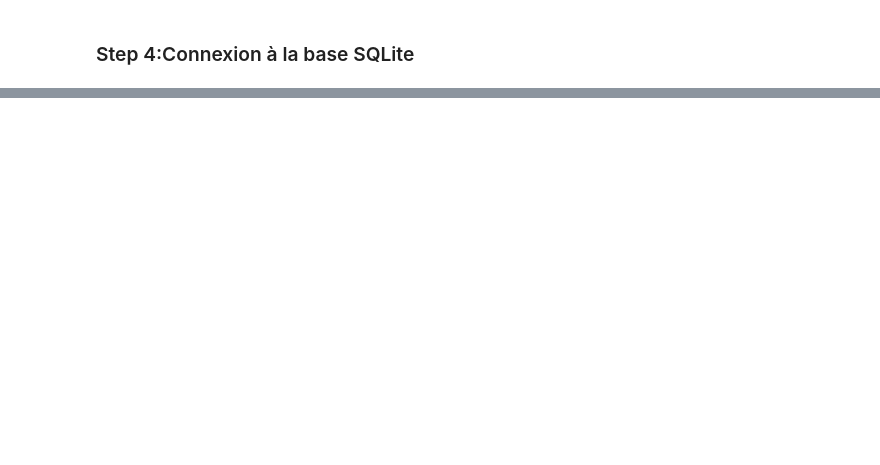
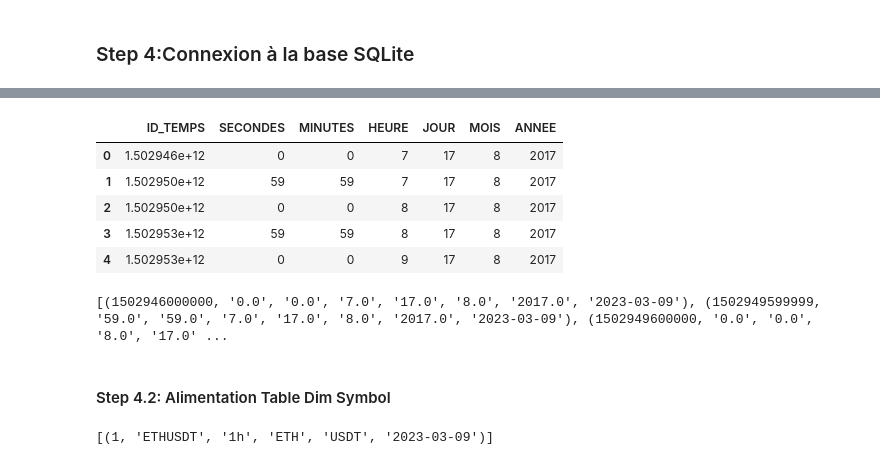
Before and after one commit to Arnoldyoussa/Projet_OPA, a Jupyter notebook: Load_Histo_Binance.ipynb, the cells around one changed output, grey strips where cells are left out. Cells and saved outputs as stored; diff of their text form; code cells hidden in the pictures; blank space fills up the shorter version.

```diff
--- a/Load_Histo_Binance.ipynb
+++ b/Load_Histo_Binance.ipynb
@@ -65,2 +45,8 @@ L_DF_Historique_Paire_Update['Open']  = L_DF_Historique_Paire_Update['Open'].ast
+# %%
+# Connexion à la base avec les fichiers à charger
+
+
+Donnée_Historique_Mongo = DAO_MB.Drivers_MongoDB(Liste_fichiers, Host  = 'localhost', Port = 27017, NomDB=Nom_Base_Mongo)
+Donnée_Historique_Mongo.ChargeFichiers()
 # %% [markdown]
 ### Step 4:Connexion à la base SQLite
@@ -135,0 +62,20 @@ Votre montant s'eleve a : 233472.66000000015 €
+# %%
+#Récupération des données temps depuis la Base Mongo
+
+Liste_Temps = list(Donnée_Historique_Mongo.DBMongo[Symbol].find({}, {'Detail.Close_time' : 1, 'Detail.Open_time': 1}))
+# %%
+
+# Formatage du Résultat dns un DataFrame
+
+R = list()
+for i in Liste_Temps :
+    for y in i['Detail']:
+        if y['Open_time'] not in R:
+            R.append(y['Open_time'])
+
+        if y['Close_time'] not in R:
+            R.append(y['Close_time'])
+
+DimTemps = pd.DataFrame(R, columns = ['ID_TEMPS'] , dtype='float')
+
+DimTemps.head()
@@ -135,0 +89,29 @@ Votre montant s'eleve a : 233472.66000000015 €
+# %%
+# Mise à jour du DataFrame au format de la table DimTemps
+# Mise à jour du DataFrame au format de la table DimTemps
+
+DimTemps['SECONDES'] = DimTemps['ID_TEMPS'].apply(util.Convertir_Timestamp, formatDate=('ss'))
+DimTemps['MINUTES'] = DimTemps['ID_TEMPS'].apply(util.Convertir_Timestamp, formatDate=('mm'))
+DimTemps['HEURE'] = DimTemps['ID_TEMPS'].apply(util.Convertir_Timestamp, formatDate=('HH'))
+DimTemps['JOUR'] = DimTemps['ID_TEMPS'].apply(util.Convertir_Timestamp, formatDate=('DD'))
+DimTemps['MOIS'] = DimTemps['ID_TEMPS'].apply(util.Convertir_Timestamp, formatDate=('MM'))
+DimTemps['ANNEE'] = DimTemps['ID_TEMPS'].apply(util.Convertir_Timestamp, formatDate=('YYYY'))
+
+DimTemps.head(5)
+# %% [output]
+|  | ID_TEMPS | SECONDES | MINUTES | HEURE | JOUR | MOIS | ANNEE |
+| 0 | 1.502946e+12 | 0 | 0 | 7 | 17 | 8 | 2017 |
+| 1 | 1.502950e+12 | 59 | 59 | 7 | 17 | 8 | 2017 |
+| 2 | 1.502950e+12 | 0 | 0 | 8 | 17 | 8 | 2017 |
+| 3 | 1.502953e+12 | 59 | 59 | 8 | 17 | 8 | 2017 |
+| 4 | 1.502953e+12 | 0 | 0 | 9 | 17 | 8 | 2017 |
+# %%
+# Alimentation Table Dim_Temps
+
+Base_SQL.Alim_DimTemps(DimTemps)
+res = Base_SQL.Select('select * from DIM_TEMPS limit 5;')
+print(res)
+# %% [output]
+[(1502946000000, '0.0', '0.0', '7.0', '17.0', '8.0', '2017.0', '2023-03-09'), (1502949599999, '59.0', '59.0', '7.0', '17.0', '8.0', '2017.0', '2023-03-09'), (1502949600000, '0.0', '0.0', '8.0', '17.0' ...
+# %% [markdown]
+#### Step 4.2: Alimentation Table Dim Symbol
@@ -135,0 +141,6 @@ Votre montant s'eleve a : 233472.66000000015 €
+# %%
+Base_SQL.Alim_DimSymbol(DimSymbol)
+res = Base_SQL.Select('select * from DIM_SYMBOL limit 5;')
+print(res)
+# %% [output]
+[(1, 'ETHUSDT', '1h', 'ETH', 'USDT', '2023-03-09')]
```
Also changed, not shown: parts of 23 cells of this notebook, 12 other files.
